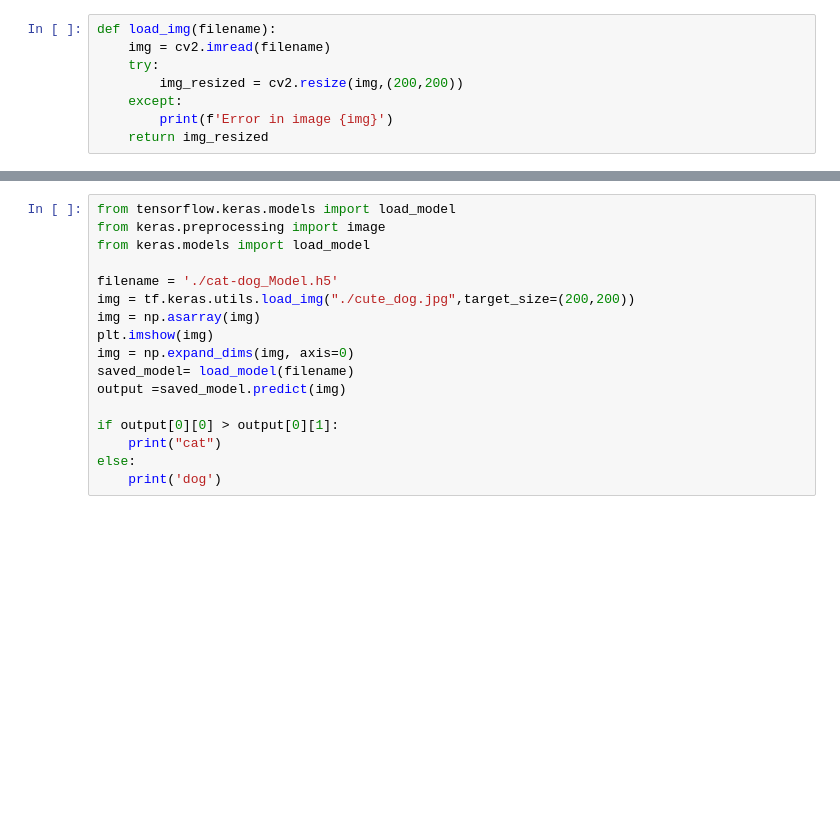
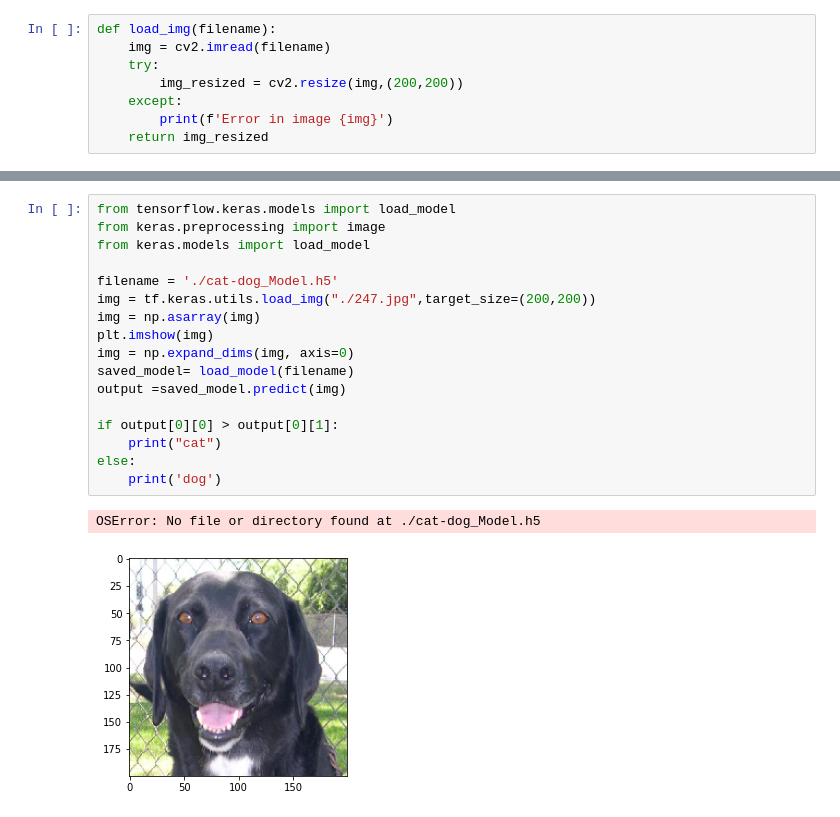
Before and after one commit to marfurt1/REDES-NEURONALES-EN-CLASE, a Jupyter notebook: Cat_Dog_Model.ipynb, the cells around one changed output, grey strips where cells are left out. Cells and saved outputs as stored; diff of their text form; blank space fills up the shorter version.

```diff
--- a/Cat_Dog_Model.ipynb
+++ b/Cat_Dog_Model.ipynb
@@ -273,17 +273,20 @@ plt.imshow(img)
 # %%
 from tensorflow.keras.models import load_model
 from keras.preprocessing import image
 from keras.models import load_model
 
 filename = './cat-dog_Model.h5'
-img = tf.keras.utils.load_img("./cute_dog.jpg",target_size=(200,200))
+img = tf.keras.utils.load_img("./247.jpg",target_size=(200,200))
 img = np.asarray(img)
 plt.imshow(img)
 img = np.expand_dims(img, axis=0)
 saved_model= load_model(filename)
 output =saved_model.predict(img)
 
 if output[0][0] > output[0][1]:
     print("cat")
 else:
     print('dog')
+# %% [output]
+OSError: No file or directory found at ./cat-dog_Model.h5
+[figure, added]
```
Also changed, not shown: parts of 4 cells of this notebook.
